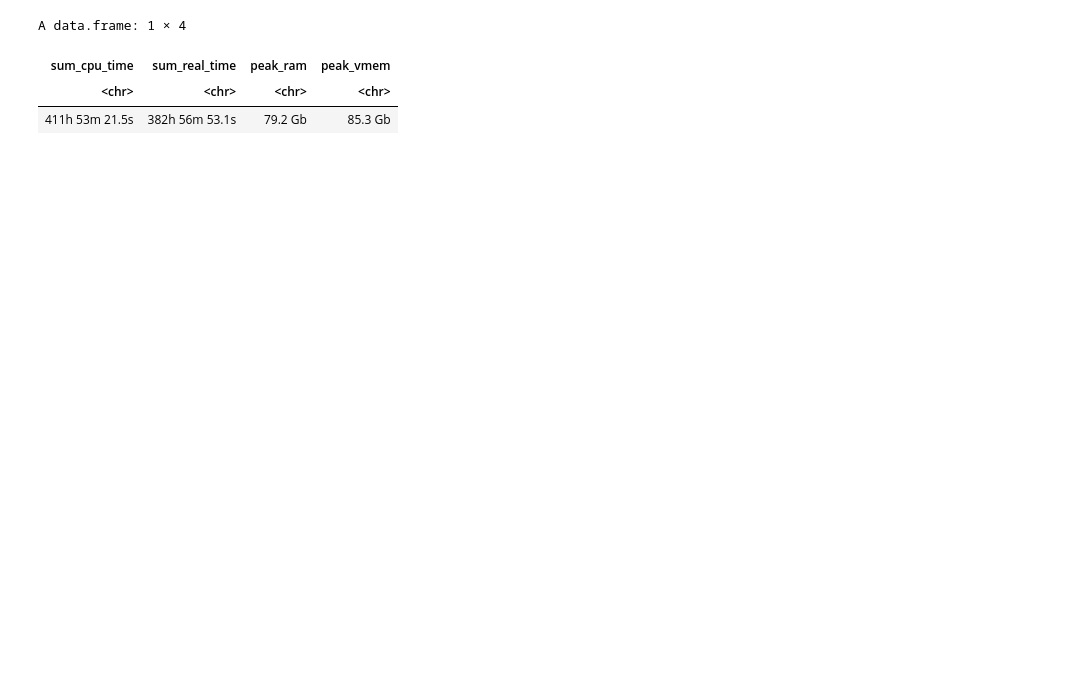
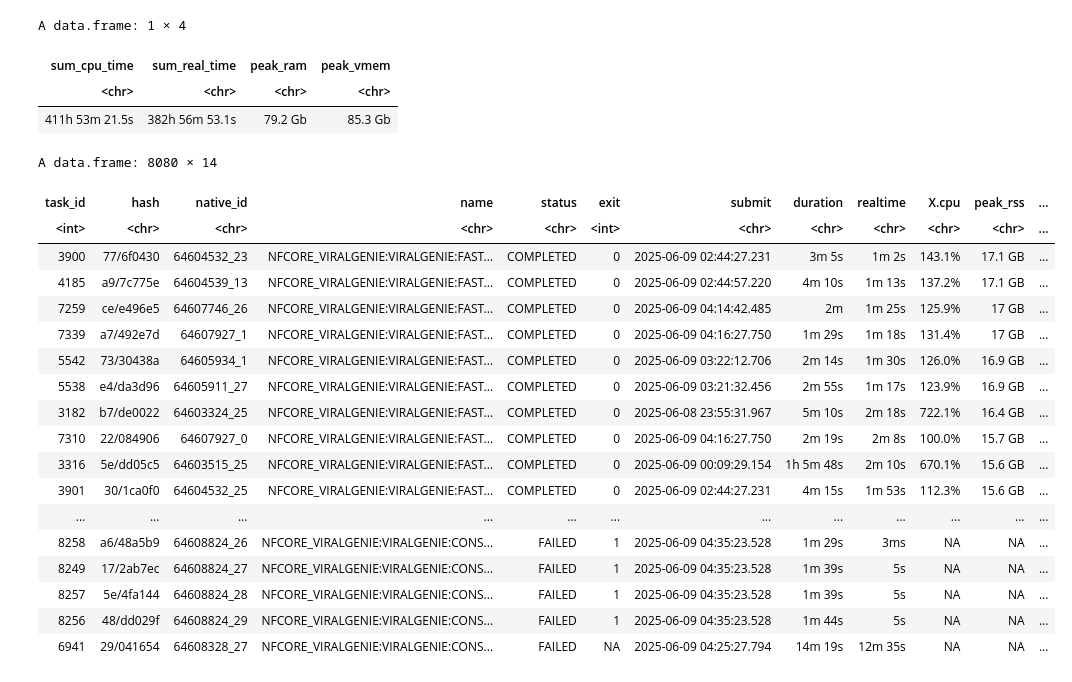
Before and after one commit to Joon-Klaps/nf-core-viralmetagenome-manuscript, a Jupyter notebook: analysis/nf-core-viralmetagenome/resources.ipynb, the cells around one changed output. Drawn from its saved outputs; the diff is of its cells as text; code cells hidden in the pictures; blank space fills up the shorter version.

```diff
--- a/analysis/nf-core-viralmetagenome/resources.ipynb
+++ b/analysis/nf-core-viralmetagenome/resources.ipynb
@@ -154,3 +154,26 @@ A data.frame: 1 × 4
 | sum_cpu_time | sum_real_time | peak_ram | peak_vmem |
 | <chr> | <chr> | <chr> | <chr> |
 | 411h 53m 21.5s | 382h 56m 53.1s | 79.2 Gb | 85.3 Gb |
+# %%
+trace_file %>% filter(!grepl("KAIJU|NOCOV", name)) %>%
+    arrange(desc(convb(peak_rss)))
+# %% [output]
+A data.frame: 8080 × 14
+| task_id | hash | native_id | name | status | exit | submit | duration | realtime | X.cpu | peak_rss | ... |
+| <int> | <chr> | <chr> | <chr> | <chr> | <int> | <chr> | <chr> | <chr> | <chr> | <chr> | ... |
+| 3900 | 77/6f0430 | 64604532_23 | NFCORE_VIRALGENIE:VIRALGENIE:FAST... | COMPLETED | 0 | 2025-06-09 02:44:27.231 | 3m 5s | 1m 2s | 143.1% | 17.1 GB | ... |
+| 4185 | a9/7c775e | 64604539_13 | NFCORE_VIRALGENIE:VIRALGENIE:FAST... | COMPLETED | 0 | 2025-06-09 02:44:57.220 | 4m 10s | 1m 13s | 137.2% | 17.1 GB | ... |
+| 7259 | ce/e496e5 | 64607746_26 | NFCORE_VIRALGENIE:VIRALGENIE:FAST... | COMPLETED | 0 | 2025-06-09 04:14:42.485 | 2m | 1m 25s | 125.9% | 17 GB | ... |
+| 7339 | a7/492e7d | 64607927_1 | NFCORE_VIRALGENIE:VIRALGENIE:FAST... | COMPLETED | 0 | 2025-06-09 04:16:27.750 | 1m 29s | 1m 18s | 131.4% | 17 GB | ... |
+| 5542 | 73/30438a | 64605934_1 | NFCORE_VIRALGENIE:VIRALGENIE:FAST... | COMPLETED | 0 | 2025-06-09 03:22:12.706 | 2m 14s | 1m 30s | 126.0% | 16.9 GB | ... |
+| 5538 | e4/da3d96 | 64605911_27 | NFCORE_VIRALGENIE:VIRALGENIE:FAST... | COMPLETED | 0 | 2025-06-09 03:21:32.456 | 2m 55s | 1m 17s | 123.9% | 16.9 GB | ... |
+| 3182 | b7/de0022 | 64603324_25 | NFCORE_VIRALGENIE:VIRALGENIE:FAST... | COMPLETED | 0 | 2025-06-08 23:55:31.967 | 5m 10s | 2m 18s | 722.1% | 16.4 GB | ... |
+| 7310 | 22/084906 | 64607927_0 | NFCORE_VIRALGENIE:VIRALGENIE:FAST... | COMPLETED | 0 | 2025-06-09 04:16:27.750 | 2m 19s | 2m 8s | 100.0% | 15.7 GB | ... |
+| 3316 | 5e/dd05c5 | 64603515_25 | NFCORE_VIRALGENIE:VIRALGENIE:FAST... | COMPLETED | 0 | 2025-06-09 00:09:29.154 | 1h 5m 48s | 2m 10s | 670.1% | 15.6 GB | ... |
+| 3901 | 30/1ca0f0 | 64604532_25 | NFCORE_VIRALGENIE:VIRALGENIE:FAST... | COMPLETED | 0 | 2025-06-09 02:44:27.231 | 4m 15s | 1m 53s | 112.3% | 15.6 GB | ... |
+| ... | ... | ... | ... | ... | ... | ... | ... | ... | ... | ... | ... |
+| 8258 | a6/48a5b9 | 64608824_26 | NFCORE_VIRALGENIE:VIRALGENIE:CONS... | FAILED | 1 | 2025-06-09 04:35:23.528 | 1m 29s | 3ms | NA | NA | ... |
+| 8249 | 17/2ab7ec | 64608824_27 | NFCORE_VIRALGENIE:VIRALGENIE:CONS... | FAILED | 1 | 2025-06-09 04:35:23.528 | 1m 39s | 5s | NA | NA | ... |
+| 8257 | 5e/4fa144 | 64608824_28 | NFCORE_VIRALGENIE:VIRALGENIE:CONS... | FAILED | 1 | 2025-06-09 04:35:23.528 | 1m 39s | 5s | NA | NA | ... |
+| 8256 | 48/dd029f | 64608824_29 | NFCORE_VIRALGENIE:VIRALGENIE:CONS... | FAILED | 1 | 2025-06-09 04:35:23.528 | 1m 44s | 5s | NA | NA | ... |
+| 6941 | 29/041654 | 64608328_27 | NFCORE_VIRALGENIE:VIRALGENIE:CONS... | FAILED | NA | 2025-06-09 04:25:27.794 | 14m 19s | 12m 35s | NA | NA | ... |
```
Also changed, not shown: parts of 1 cell of this notebook, 25 other files.
